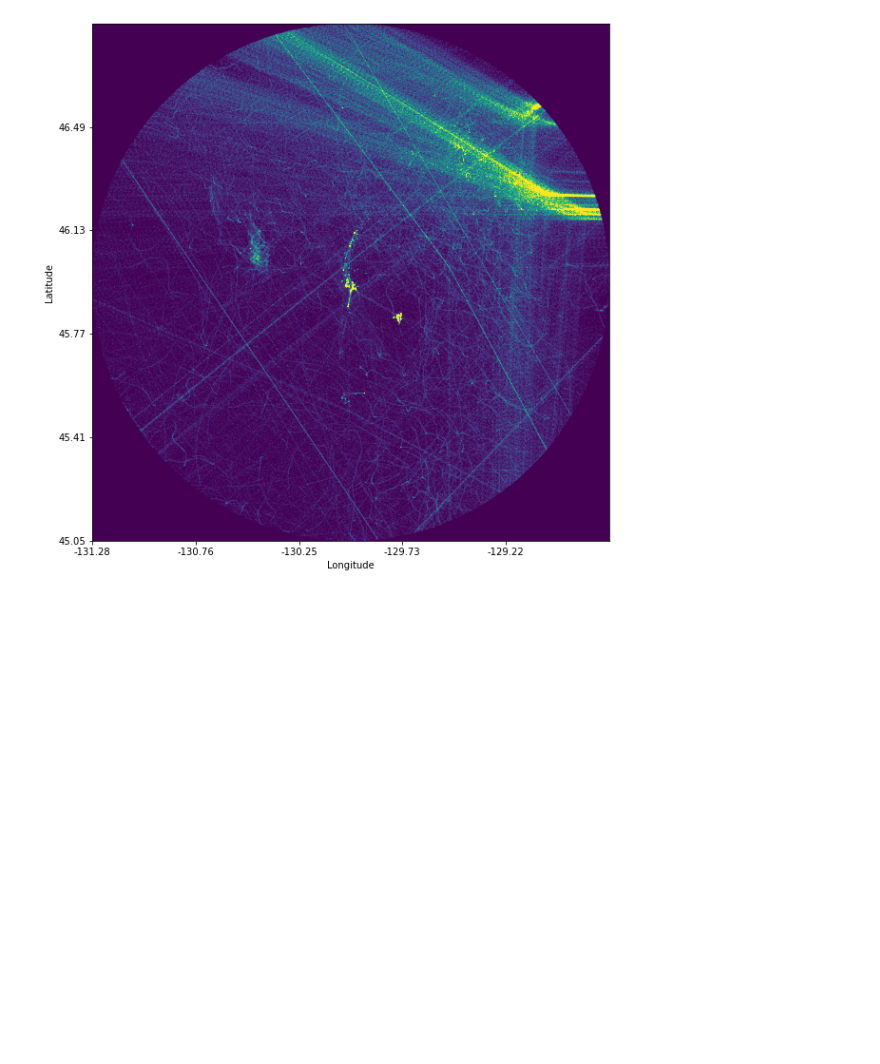
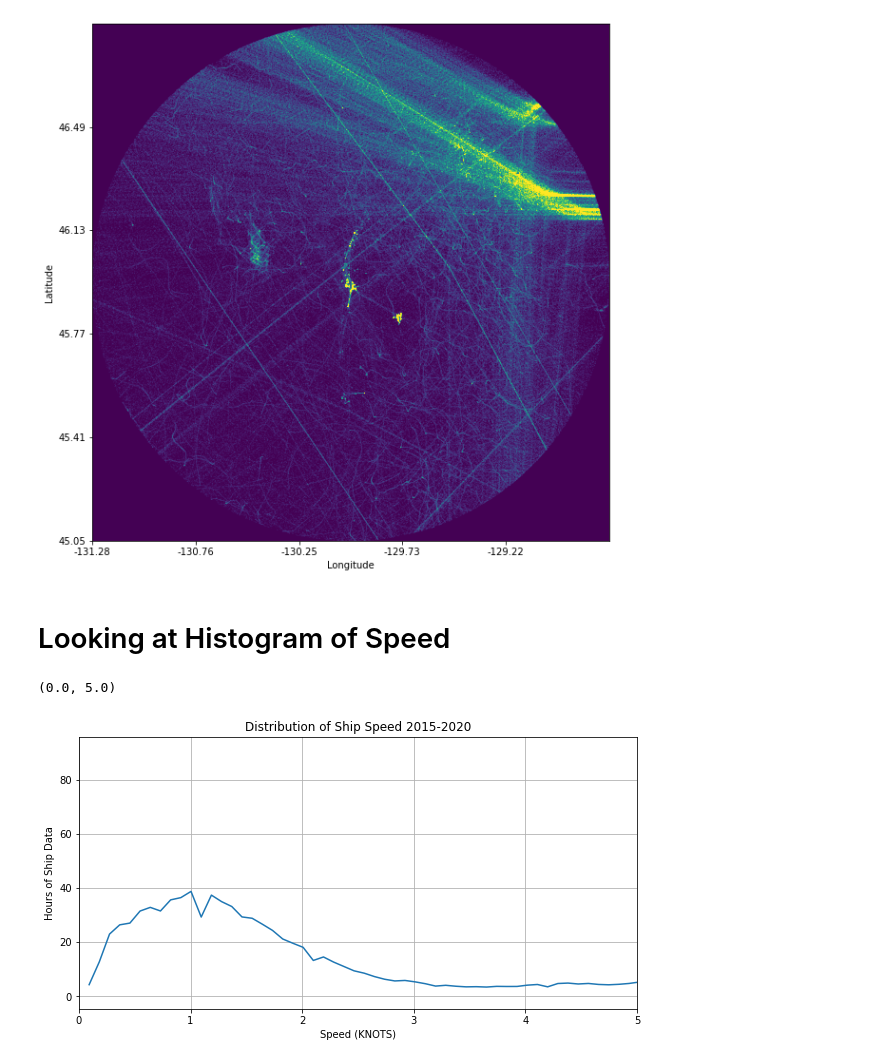
Before and after one commit to John-Ragland/AIS_data_analysis, a Jupyter notebook: AIS_Data_Processing.ipynb, the cells around one changed output. Cells and saved outputs as stored; diff of their text form; code cells hidden in the pictures; blank space fills up the shorter version.

```diff
--- a/AIS_Data_Processing.ipynb
+++ b/AIS_Data_Processing.ipynb
@@ -34,4 +34,4 @@ df = AIS_tools.get_AIS_data(load_pickle=True)
 ship_passes, pass_start_idxs = AIS_tools.single_ship_pass(df, load_pickle=True)
 # %%
 # Uniformly resample in time
-all_ships = AIS_tools.resample_time_all(ship_passes, load_pickle=True)
+all_ships = AIS_tools.resample_time_all(df_ls=ship_passes, load_pickle=False)[0]
@@ -155,3 +164,24 @@ plt.ylabel('Latitude')
 fig.savefig('density_heatmap_resampled.png',dpi=200)
 # %% [output]
 [figure]
+# %% [markdown]
+# Looking at Histogram of Speed
+# %%
+speed = all_ships['SPEED (KNOTSx10)'].to_numpy()
+speed_H, bins = np.histogram(speed, bins=1000)
+
+speed_H = speed_H/5/60
+bins = bins/10
+
+fig = plt.figure(figsize=(10,5))
+plt.plot(bins[1:], speed_H)
+plt.grid()
+plt.xlabel('Speed (KNOTS)')
+plt.ylabel('Hours of Ship Data')
+plt.title('Distribution of Ship Speed 2015-2020')
+plt.xlim([0, 5])
+
+#fig.savefig('distribution_of_ship_speed.eps', format='eps')
+# %% [output]
+(0.0, 5.0)
+[figure, added]
```
Also changed, not shown: parts of 10 cells of this notebook, 3 other files.
